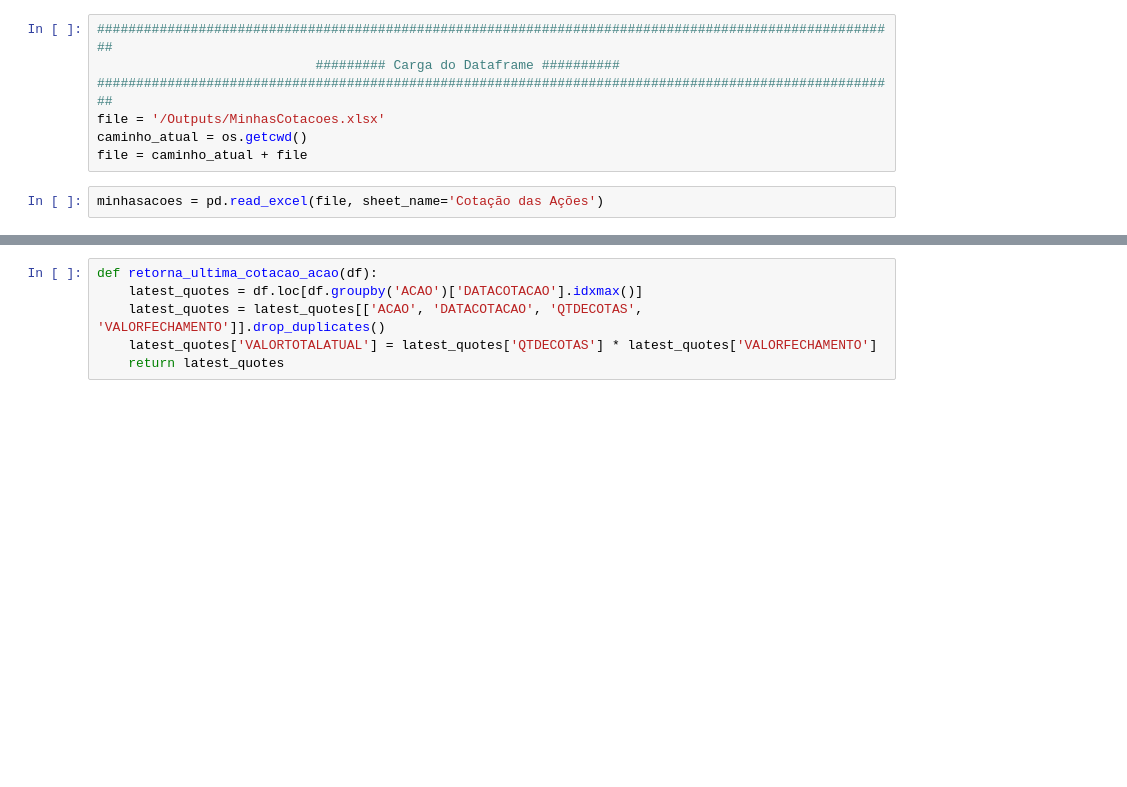
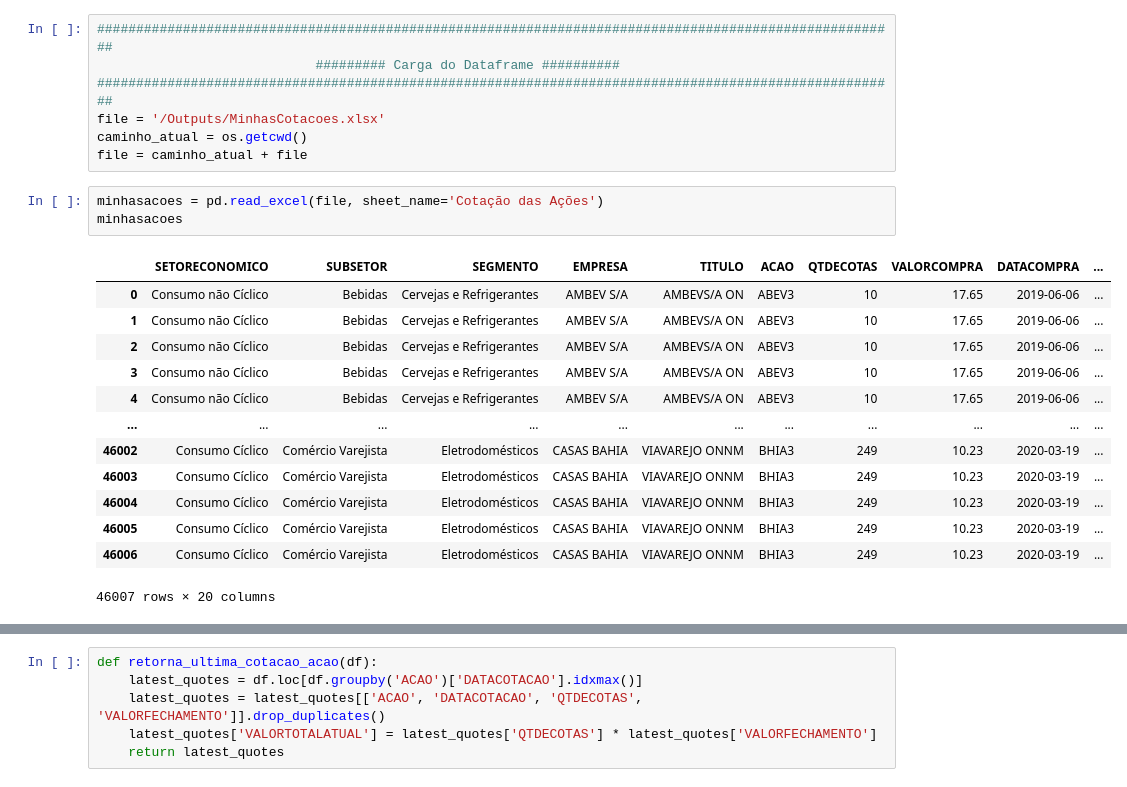
Before and after one commit to AndersonLimaRocha/PainelAcoes, a Jupyter notebook: Testes.ipynb, the cells around one changed output, grey strips where cells are left out. Saved outputs shown, nothing was run; the diff lists cells and outputs as text; blank space fills up the shorter version.

```diff
--- a/Testes.ipynb
+++ b/Testes.ipynb
@@ -24,3 +24,18 @@ caminho_atual = os.getcwd()
 file = caminho_atual + file
 # %%
 minhasacoes = pd.read_excel(file, sheet_name='Cotação das Ações')
+minhasacoes
+# %% [output]
+|  | SETORECONOMICO | SUBSETOR | SEGMENTO | EMPRESA | TITULO | ACAO | QTDECOTAS | VALORCOMPRA | DATACOMPRA | ... |
+| 0 | Consumo não Cíclico | Bebidas | Cervejas e Refrigerantes | AMBEV S/A | AMBEVS/A ON | ABEV3 | 10 | 17.65 | 2019-06-06 | ... |
+| 1 | Consumo não Cíclico | Bebidas | Cervejas e Refrigerantes | AMBEV S/A | AMBEVS/A ON | ABEV3 | 10 | 17.65 | 2019-06-06 | ... |
+| 2 | Consumo não Cíclico | Bebidas | Cervejas e Refrigerantes | AMBEV S/A | AMBEVS/A ON | ABEV3 | 10 | 17.65 | 2019-06-06 | ... |
+| 3 | Consumo não Cíclico | Bebidas | Cervejas e Refrigerantes | AMBEV S/A | AMBEVS/A ON | ABEV3 | 10 | 17.65 | 2019-06-06 | ... |
+| 4 | Consumo não Cíclico | Bebidas | Cervejas e Refrigerantes | AMBEV S/A | AMBEVS/A ON | ABEV3 | 10 | 17.65 | 2019-06-06 | ... |
+| ... | ... | ... | ... | ... | ... | ... | ... | ... | ... | ... |
+| 46002 | Consumo Cíclico | Comércio Varejista | Eletrodomésticos | CASAS BAHIA | VIAVAREJO ONNM | BHIA3 | 249 | 10.23 | 2020-03-19 | ... |
+| 46003 | Consumo Cíclico | Comércio Varejista | Eletrodomésticos | CASAS BAHIA | VIAVAREJO ONNM | BHIA3 | 249 | 10.23 | 2020-03-19 | ... |
+| 46004 | Consumo Cíclico | Comércio Varejista | Eletrodomésticos | CASAS BAHIA | VIAVAREJO ONNM | BHIA3 | 249 | 10.23 | 2020-03-19 | ... |
+| 46005 | Consumo Cíclico | Comércio Varejista | Eletrodomésticos | CASAS BAHIA | VIAVAREJO ONNM | BHIA3 | 249 | 10.23 | 2020-03-19 | ... |
+| 46006 | Consumo Cíclico | Comércio Varejista | Eletrodomésticos | CASAS BAHIA | VIAVAREJO ONNM | BHIA3 | 249 | 10.23 | 2020-03-19 | ... |
+46007 rows × 20 columns
```
Also changed, not shown: parts of 8 cells of this notebook, 4 other files.
